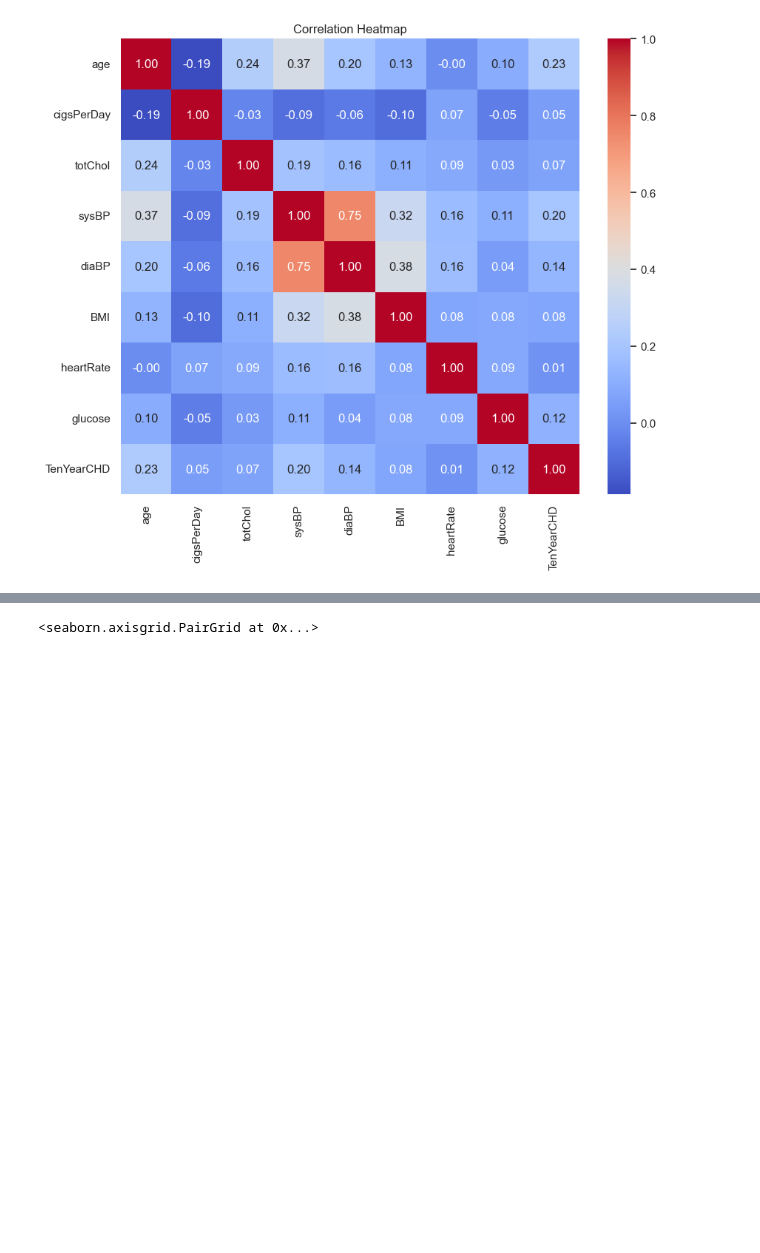
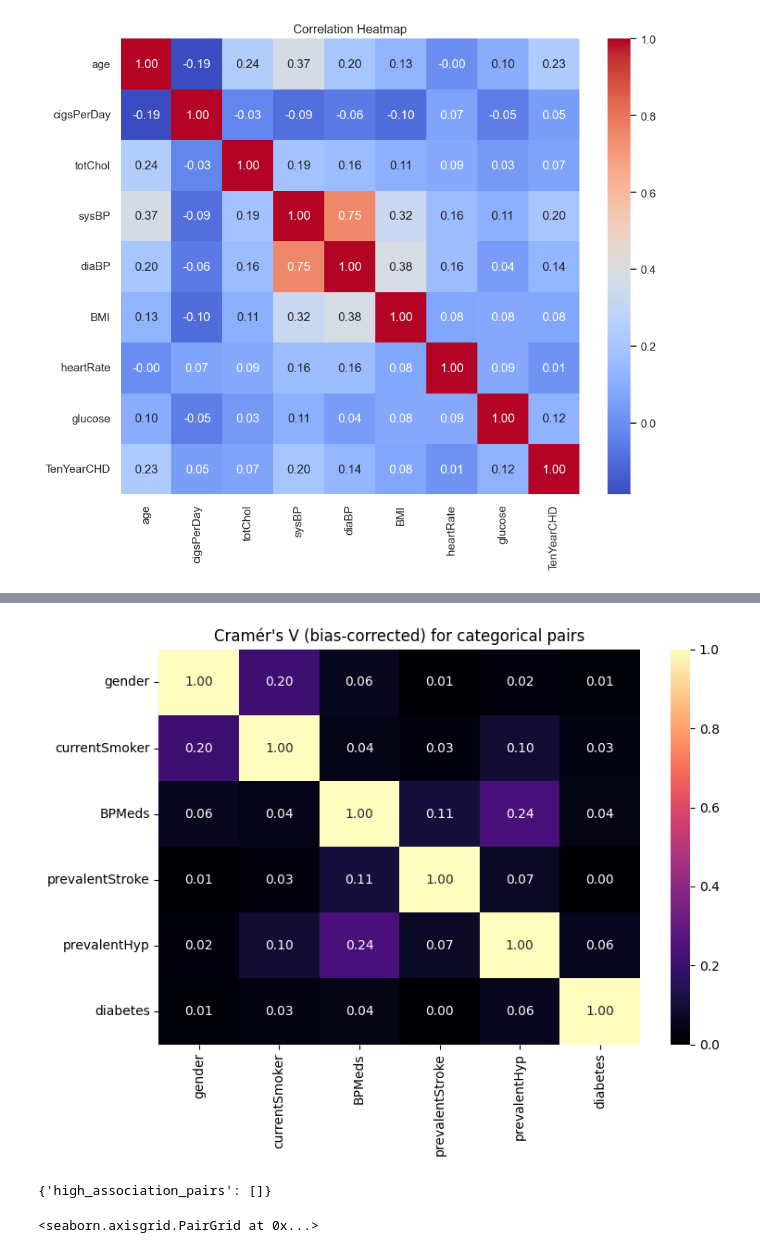
Before and after one commit to SYNCODE-SLIIT/Heart-Disease, a Jupyter notebook: notebook/preprocessing.ipynb, the cells around one changed output, grey strips where cells are left out. Saved outputs shown, nothing was run; the diff lists cells and outputs as text; code cells hidden in the pictures; blank space fills up the shorter version.

```diff
--- a/notebook/preprocessing.ipynb
+++ b/notebook/preprocessing.ipynb
@@ -144,3 +178,64 @@ plt.show()
+# %%
+# Cramér's V association matrix for categorical variables
+import numpy as np
+import pandas as pd
+import seaborn as sns
+import matplotlib.pyplot as plt
+from scipy.stats import chi2_contingency
+
+# Prefer previously defined categorical_cols; fall back to cat_cols list above
+try:
+    cat_cols = categorical_cols  # from earlier cell
+except NameError:
+    cat_cols = ['gender','currentSmoker','BPMeds','prevalentStroke','prevalentHyp','diabetes']
+
+# Ensure categories are treated as strings (avoid mixed types/booleans)
+df_cat = df[cat_cols].copy()
+for c in df_cat.columns:
+    df_cat[c] = df_cat[c].astype(str)
+
+n = len(cat_cols)
+cramers = pd.DataFrame(np.ones((n, n)), index=cat_cols, columns=cat_cols)
+
+for i, a in enumerate(cat_cols):
+    for j, b in enumerate(cat_cols):
+        if j <= i:
+            continue  # will mirror later
+        # Build contingency table (exclude NaNs)
+        ct = pd.crosstab(df_cat[a], df_cat[b])
+        if ct.size == 0:
+            v = np.nan
+        else:
+            chi2, p, dof, expected = chi2_contingency(ct, correction=False)
+            n_obs = ct.to_numpy().sum()
+            phi2 = chi2 / max(n_obs, 1)
+            r, k = ct.shape
+            # Bias-corrected Cramér's V (Bergsma, 2013)
+            phi2corr = max(0, phi2 - (k-1)*(r-1)/(max(n_obs-1, 1)))
+            rcorr = r - (r-1)**2 / max(n_obs-1, 1)
+            kcorr = k - (k-1)**2 / max(n_obs-1, 1)
+            denom = max(min(kcorr-1, rcorr-1), 1e-12)
+            v = np.sqrt(phi2corr / denom)
+        cramers.loc[a, b] = v
+        cramers.loc[b, a] = v
+
+plt.figure(figsize=(8, 6))
+sns.heatmap(cramers, annot=True, fmt='.2f', cmap='magma', vmin=0, vmax=1)
+plt.title("Cramér's V (bias-corrected) for categorical pairs")
+plt.tight_layout()
+plt.show()
+
+threshold = 0.8
+high_pairs = []
+for i in range(n):
+    for j in range(i+1, n):
+        v = cramers.iat[i, j]
+        if pd.notna(v) and v >= threshold:
+            high_pairs.append((cat_cols[i], cat_cols[j], float(v)))
+print({"high_association_pairs": high_pairs})
+# %% [output]
+[figure, added]
+{'high_association_pairs': []}
 # %%
 import seaborn as sns
 
```
Also changed, not shown: parts of 1 cell of this notebook.
